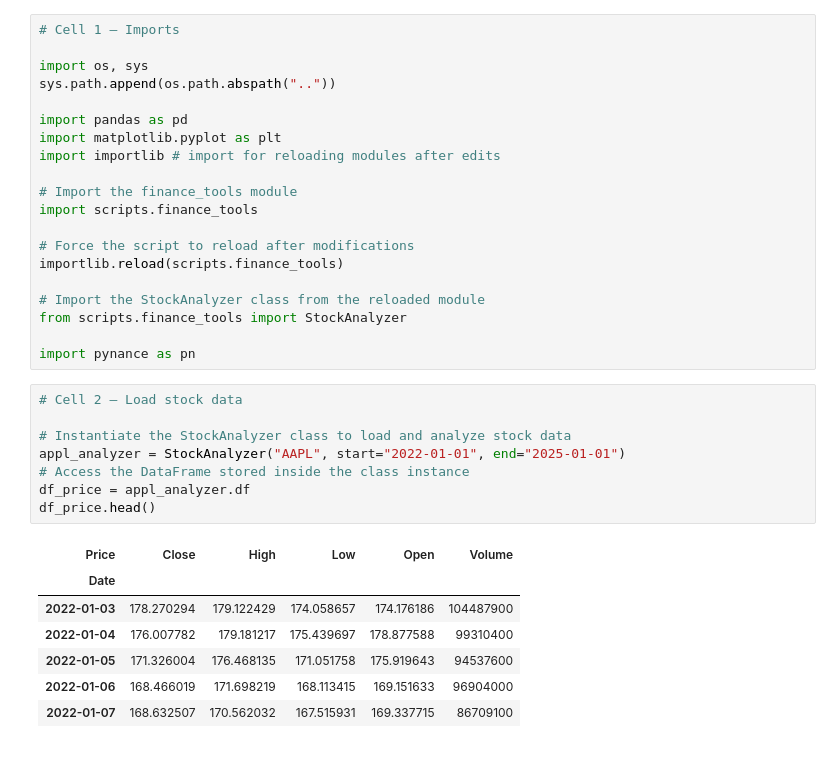
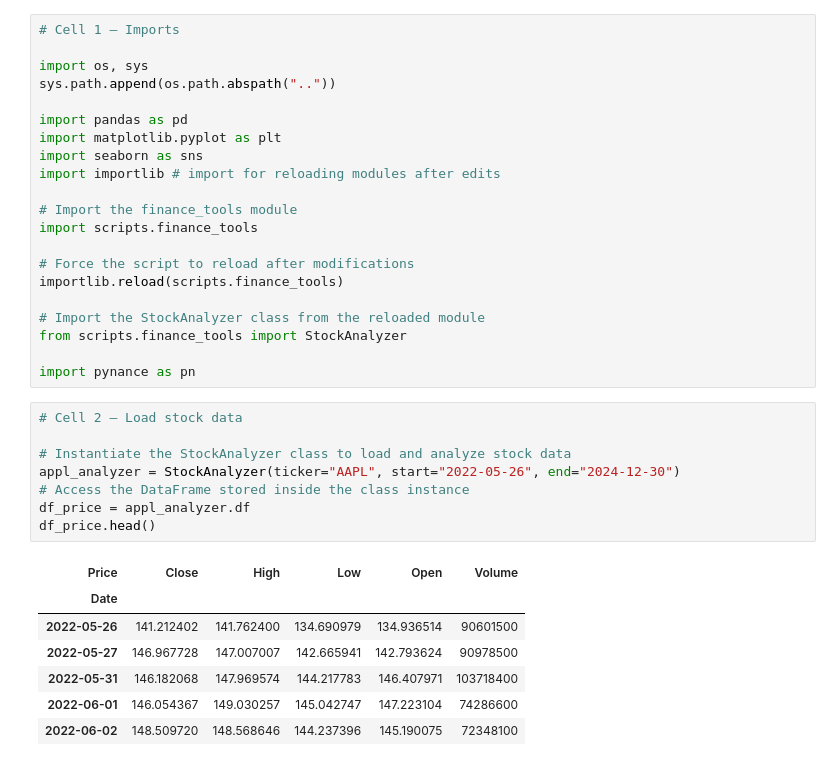
Before and after one commit to rufta-g20/week1-news-sentiment, a Jupyter notebook: notebooks/task2_finance.ipynb, the cells around one changed output. Cells and saved outputs as stored; diff of their text form.

```diff
--- a/notebooks/task2_finance.ipynb
+++ b/notebooks/task2_finance.ipynb
@@ -6,6 +6,7 @@ sys.path.append(os.path.abspath(".."))
 
 import pandas as pd
 import matplotlib.pyplot as plt
+import seaborn as sns
 import importlib # import for reloading modules after edits
 
 # Import the finance_tools module
@@ -21,19 +22,19 @@ import pynance as pn
 # %%
 # Cell 2 — Load stock data
 
 # Instantiate the StockAnalyzer class to load and analyze stock data
-appl_analyzer = StockAnalyzer("AAPL", start="2022-01-01", end="2025-01-01")
+appl_analyzer = StockAnalyzer(ticker="AAPL", start="2022-05-26", end="2024-12-30")
 # Access the DataFrame stored inside the class instance
 df_price = appl_analyzer.df
 df_price.head()
 # %% [output]
 | Price | Close | High | Low | Open | Volume |
 | Date |  |  |  |  |  |
-| 2022-01-03 | 178.270294 | 179.122429 | 174.058657 | 174.176186 | 104487900 |
-| 2022-01-04 | 176.007782 | 179.181217 | 175.439697 | 178.877588 | 99310400 |
-| 2022-01-05 | 171.326004 | 176.468135 | 171.051758 | 175.919643 | 94537600 |
-| 2022-01-06 | 168.466019 | 171.698219 | 168.113415 | 169.151633 | 96904000 |
-| 2022-01-07 | 168.632507 | 170.562032 | 167.515931 | 169.337715 | 86709100 |
+| 2022-05-26 | 141.212402 | 141.762400 | 134.690979 | 134.936514 | 90601500 |
+| 2022-05-27 | 146.967728 | 147.007007 | 142.665941 | 142.793624 | 90978500 |
+| 2022-05-31 | 146.182068 | 147.969574 | 144.217783 | 146.407971 | 103718400 |
+| 2022-06-01 | 146.054367 | 149.030257 | 145.042747 | 147.223104 | 74286600 |
+| 2022-06-02 | 148.509720 | 148.568646 | 144.237396 | 145.190075 | 72348100 |
 # %%
 # Cell 3 — Apply TA-Lib indicators\
 
```
Also changed, not shown: parts of 9 cells of this notebook, 7 other files.
